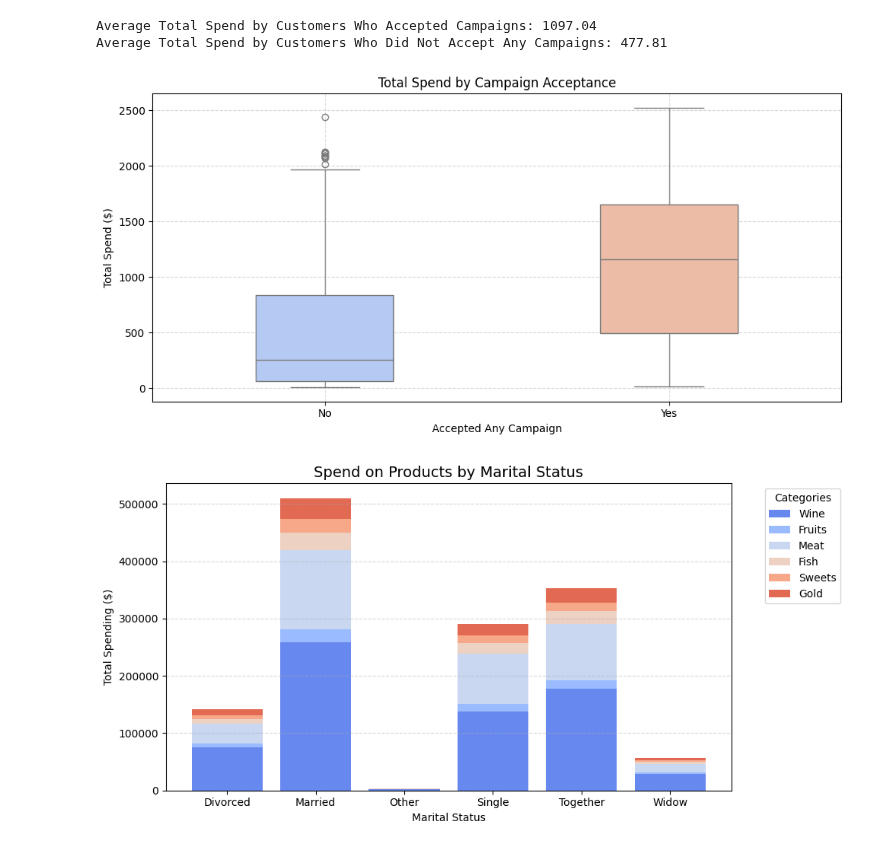
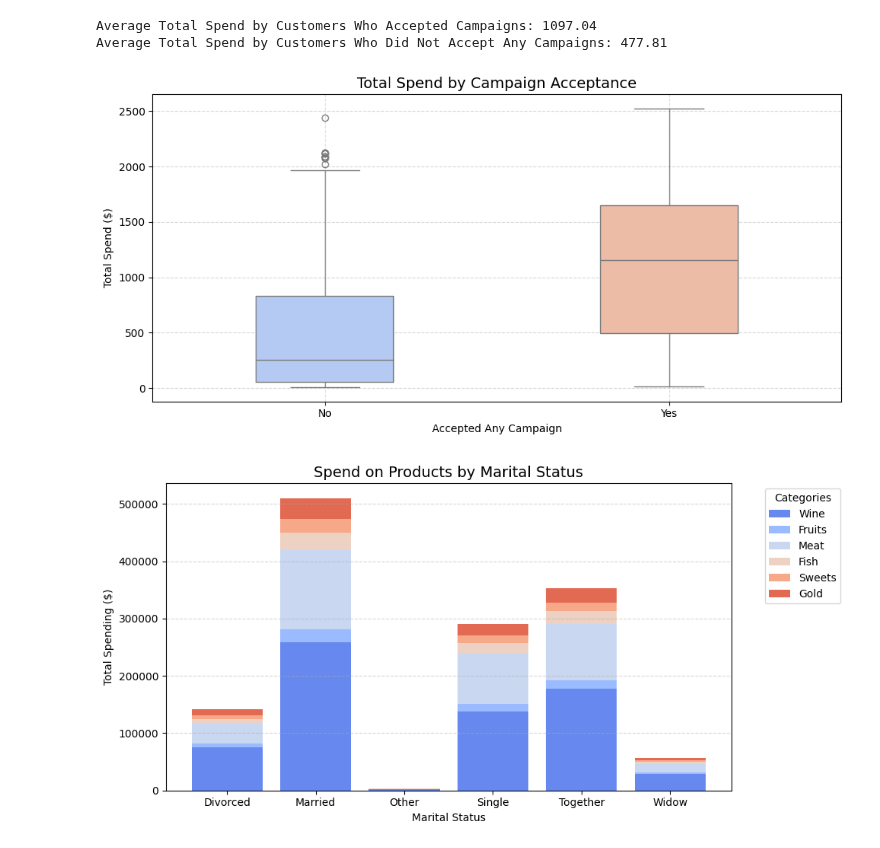
Before and after one commit to jeevithavijaykumar/Exploratory_data_analysis_using_pandas, a Jupyter notebook: MarketingCampaignAnalysis.ipynb, the cells around one changed output. Drawn from its saved outputs; the diff is of its cells as text; code cells hidden in the pictures.

```diff
--- a/MarketingCampaignAnalysis.ipynb
+++ b/MarketingCampaignAnalysis.ipynb
@@ -266,16 +261,16 @@ Average Total Spend by Customers Who Did Not Accept Any Campaigns: 477.81
 # %%
 df_plot = df.copy()
 df_plot['AcceptedAnyCampaign'] = df_plot['AcceptedAnyCampaign'].map({True: 'Yes', False: 'No'})
 plt.figure(figsize=(10, 5))
 sns.boxplot(data=df_plot, x='AcceptedAnyCampaign', y='TotalSpend', palette='coolwarm', width=0.4, hue='AcceptedAnyCampaign')
-plt.title('Total Spend by Campaign Acceptance')
+plt.title('Total Spend by Campaign Acceptance',fontsize=14)
 plt.xlabel('Accepted Any Campaign')
 plt.ylabel('Total Spend ($)')
 plt.grid(linestyle='--', alpha=0.5)
 plt.tight_layout()
 plt.show()
 # %% [output]
-[figure, old version]
+[figure, new version]
 # %%
 # Stacked Bar Chart Function
 def stackbar(data, title, xlabel, ylabel, palette=None):
```
Also changed, not shown: parts of 6 cells of this notebook.
